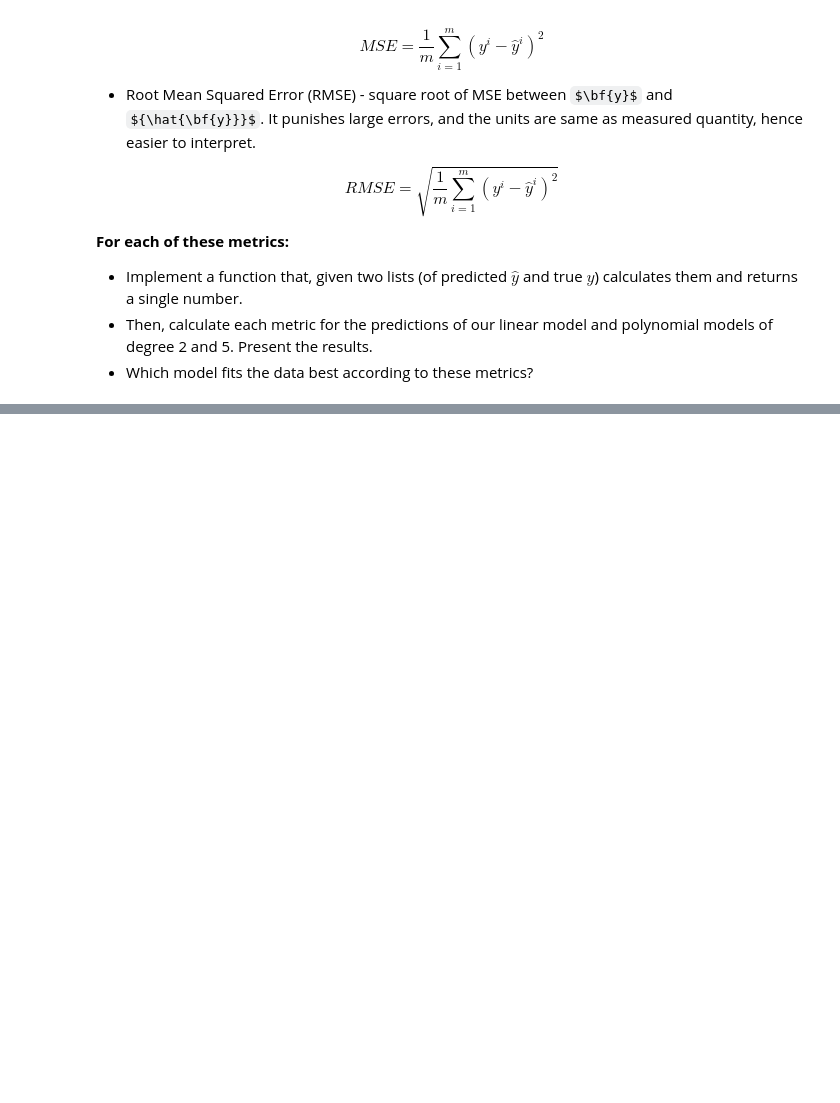
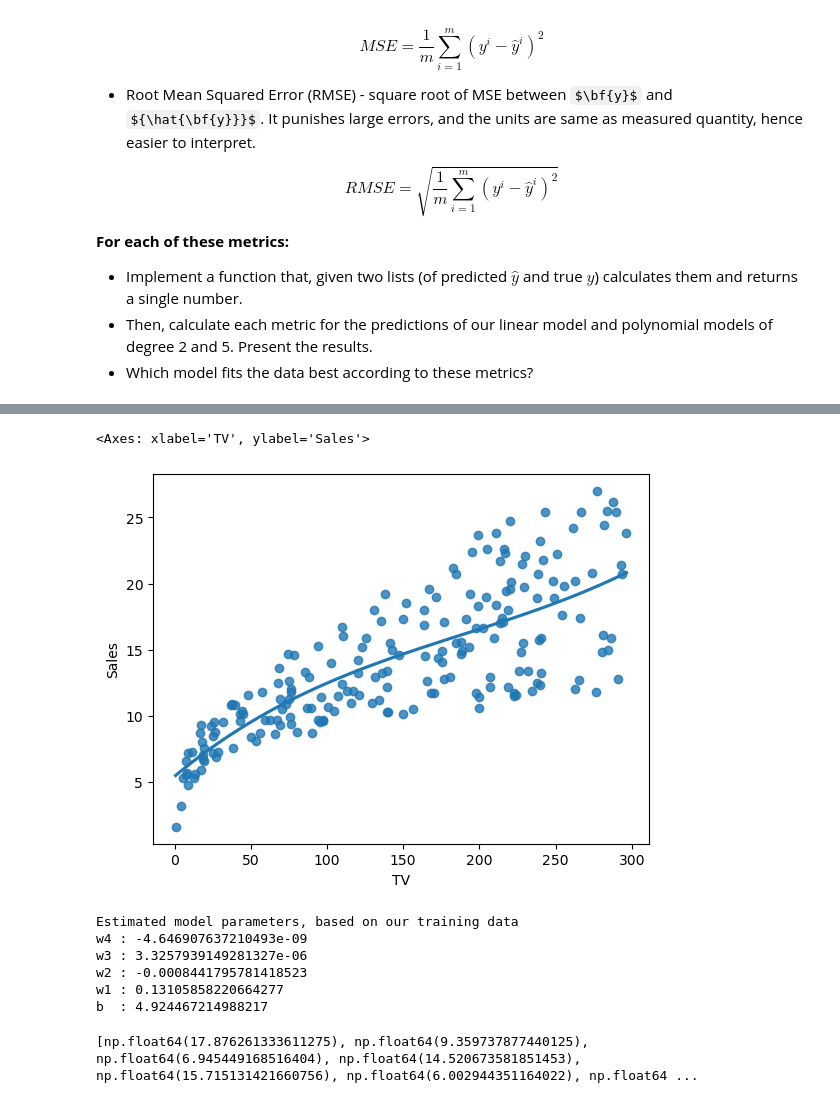
Before and after one commit to Md-Ruhul-Amin-Rony/Machine-Learning-AI25, a Jupyter notebook: notebooks/week1_lab02_linear_and_polynomial_regression.ipynb, the cells around one changed output, grey strips where cells are left out. Saved outputs shown, nothing was run; the diff lists cells and outputs as text; code cells hidden in the pictures; some formulas as TeX source; blank space fills up the shorter version.

```diff
--- a/notebooks/week1_lab02_linear_and_polynomial_regression.ipynb
+++ b/notebooks/week1_lab02_linear_and_polynomial_regression.ipynb
@@ -1926,0 +2003,22 @@ $$RMSE = \sqrt{\frac{1}{m}\sum_{i=1}^m (y^i - \hat{y}^i)^2}$$
+# %%
+# Again we could use regplot to instantly plot our data, and a fitted polynomial of desired order
+sns.regplot( x = x_train, y = y_train , order =3, ci =None)
+# %% [output]
+<Axes: xlabel='TV', ylabel='Sales'>
+[figure, added]
+# %%
+w4,w3,w2,w1,b = np.polyfit(x_train, y_train, deg=4)
+print('Estimated model parameters, based on our training data')
+
+print(f'w4 : {w4}')
+print(f'w3 : {w3}')
+print(f'w2 : {w2}')
+print(f'w1 : {w1}')
+print(f'b  : {b}')
+# %% [output]
+Estimated model parameters, based on our training data
+w4 : -4.646907637210493e-09
+w3 : 3.3257939149281327e-06
+w2 : -0.0008441795781418523
+w1 : 0.13105858220664277
+b  : 4.924467214988217
@@ -1926,0 +2030,6 @@ $$RMSE = \sqrt{\frac{1}{m}\sum_{i=1}^m (y^i - \hat{y}^i)^2}$$
+# %%
+# beräkna våra predicted y-values
+y_hats_4 = [polynomial_model(x,w4,w3,w2,w1,b) for x in x_train]
+print(y_hats_4)
+# %% [output]
+[np.float64(17.876261333611275), np.float64(9.359737877440125), np.float64(6.945449168516404), np.float64(14.520673581851453), np.float64(15.715131421660756), np.float64(6.002944351164022), np.float64 ...
```
Also changed, not shown: parts of 18 cells of this notebook.
